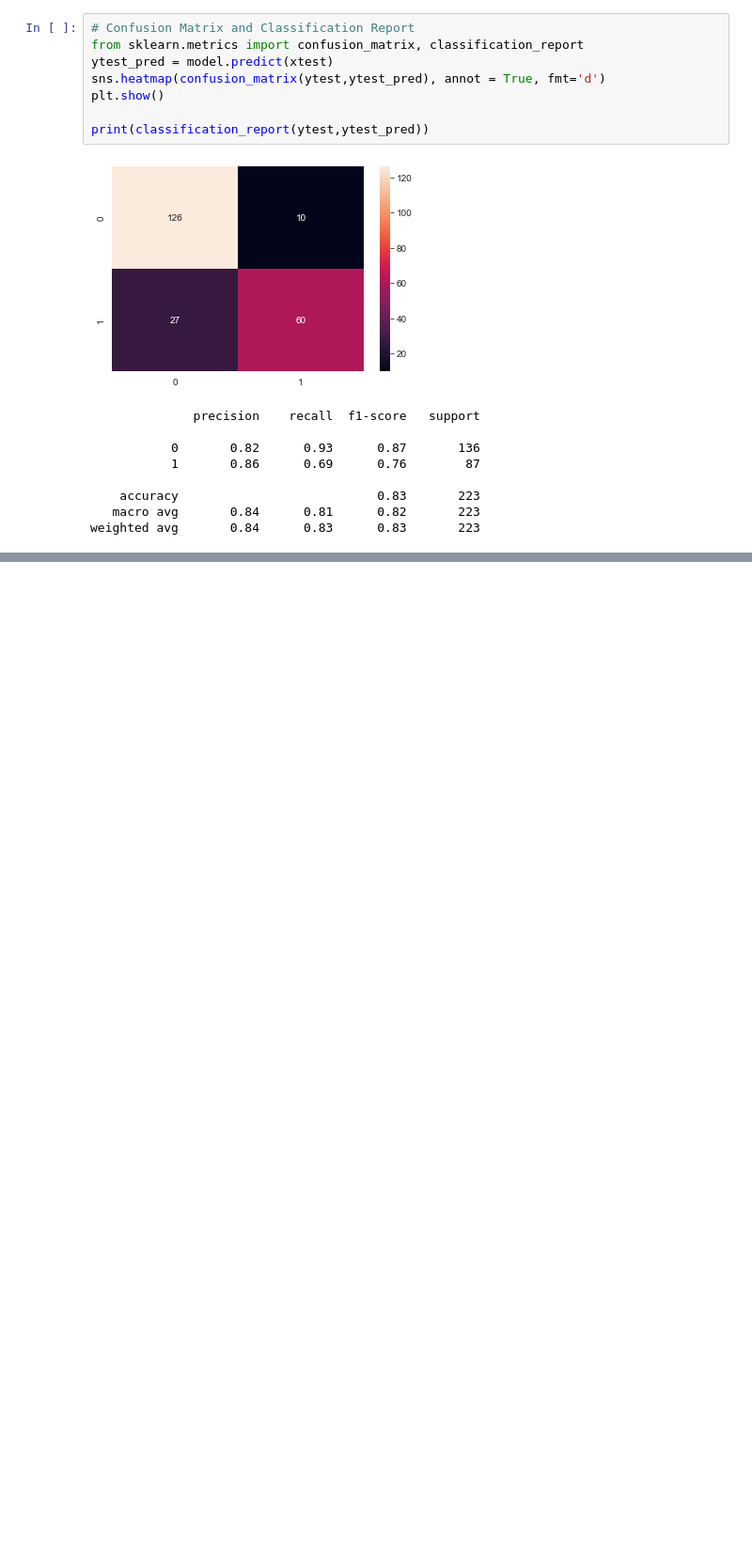
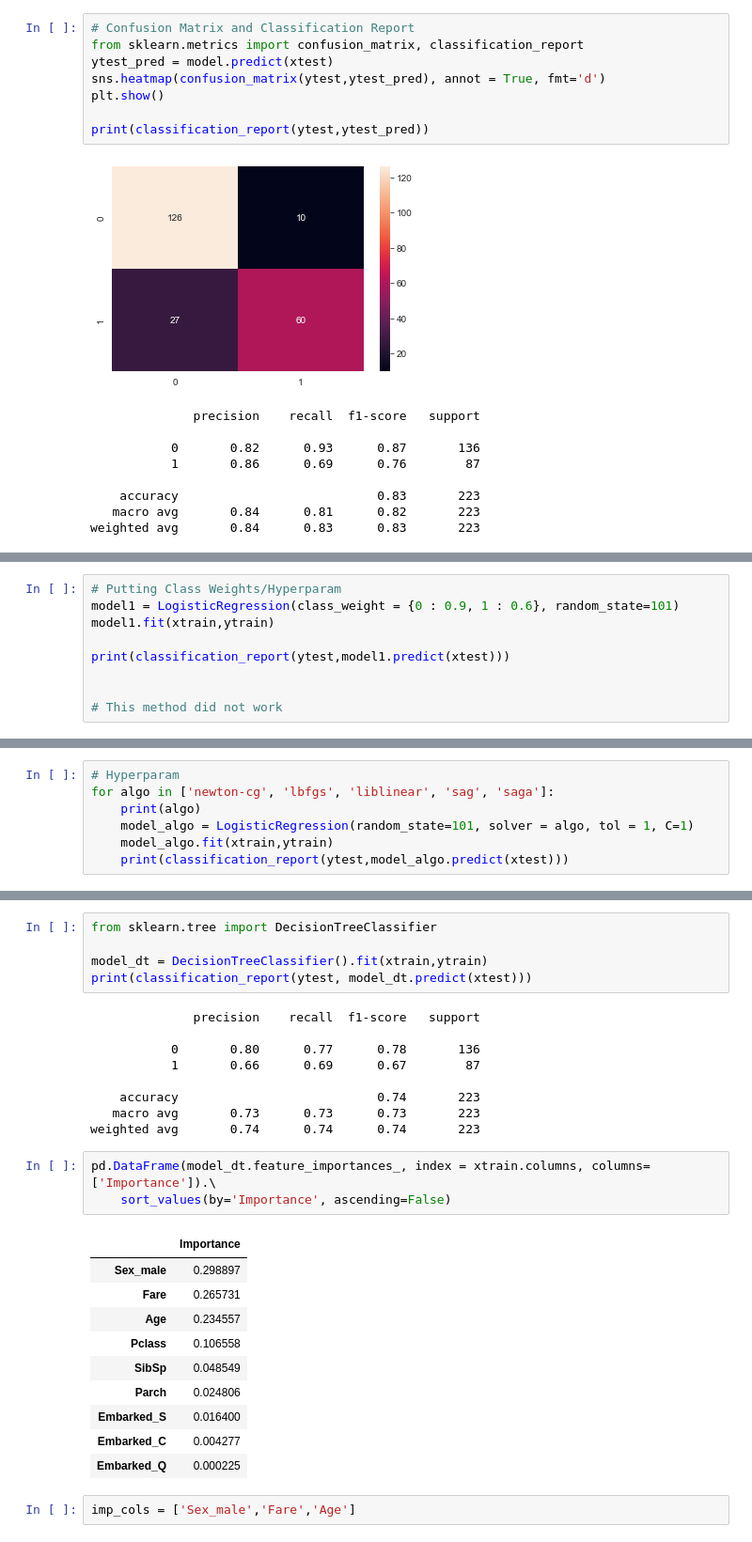
Before and after one commit to Prakhoo3012/JECRC_MachineLearning-, a Jupyter notebook: LogisticRegression/day22_logistic_regression.ipynb, the cells around one changed output, grey strips where cells are left out. Shown at 94% size. Saved outputs shown, nothing was run; the diff lists cells and outputs as text; blank space fills up the shorter version.

```diff
--- a/LogisticRegression/day22_logistic_regression.ipynb
+++ b/LogisticRegression/day22_logistic_regression.ipynb
@@ -526,0 +539,9 @@ weighted avg       0.84      0.83      0.83       223
+# %%
+# Putting Class Weights/Hyperparam
+model1 = LogisticRegression(class_weight = {0 : 0.9, 1 : 0.6}, random_state=101)
+model1.fit(xtrain,ytrain)
+
+print(classification_report(ytest,model1.predict(xtest)))
+
+
+# This method did not work
@@ -526,0 +557,7 @@ weighted avg       0.84      0.83      0.83       223
+# %%
+# Hyperparam
+for algo in ['newton-cg', 'lbfgs', 'liblinear', 'sag', 'saga']:
+    print(algo)
+    model_algo = LogisticRegression(random_state=101, solver = algo, tol = 1, C=1)
+    model_algo.fit(xtrain,ytrain)
+    print(classification_report(ytest,model_algo.predict(xtest)))
@@ -526,0 +607,30 @@ weighted avg       0.84      0.83      0.83       223
+# %%
+from sklearn.tree import DecisionTreeClassifier
+
+model_dt = DecisionTreeClassifier().fit(xtrain,ytrain)
+print(classification_report(ytest, model_dt.predict(xtest)))
+# %% [output]
+              precision    recall  f1-score   support
+
+           0       0.80      0.77      0.78       136
+           1       0.66      0.69      0.67        87
+
+    accuracy                           0.74       223
+   macro avg       0.73      0.73      0.73       223
+weighted avg       0.74      0.74      0.74       223
+# %%
+pd.DataFrame(model_dt.feature_importances_, index = xtrain.columns, columns=['Importance']).\
+    sort_values(by='Importance', ascending=False)
+# %% [output]
+|  | Importance |
+| Sex_male | 0.298897 |
+| Fare | 0.265731 |
+| Age | 0.234557 |
+| Pclass | 0.106558 |
+| SibSp | 0.048549 |
+| Parch | 0.024806 |
+| Embarked_S | 0.016400 |
+| Embarked_C | 0.004277 |
+| Embarked_Q | 0.000225 |
+# %%
+imp_cols = ['Sex_male','Fare','Age']
```
Also changed, not shown: parts of 16 cells of this notebook, 8 other files.
